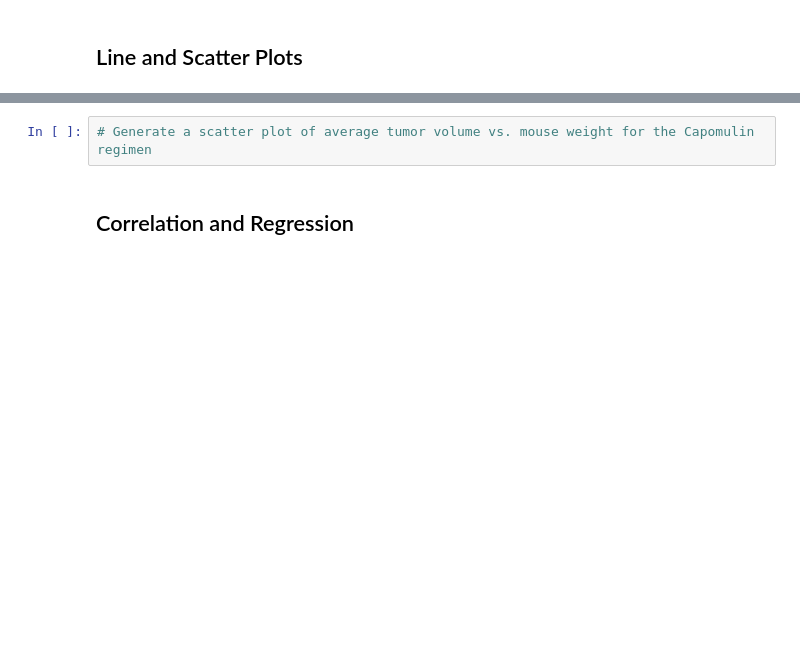
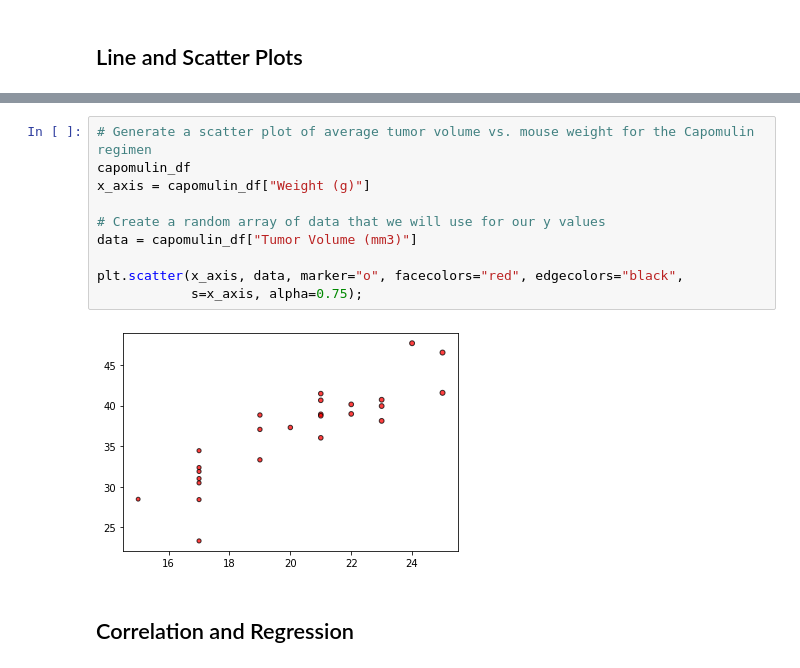
Before and after one commit to abarba1914/matplotlib-challenge, a Jupyter notebook: Pymaceuticals/pymaceuticals_starter.ipynb, the cells around one changed output, grey strips where cells are left out. Saved outputs shown, nothing was run; the diff lists cells and outputs as text; blank space fills up the shorter version.

```diff
--- a/Pymaceuticals/pymaceuticals_starter.ipynb
+++ b/Pymaceuticals/pymaceuticals_starter.ipynb
@@ -298,5 +383,15 @@ plt.pie(sizes, labels=labels, colors=colors,
 # %%
 # Generate a scatter plot of average tumor volume vs. mouse weight for the Capomulin regimen
+capomulin_df
+x_axis = capomulin_df["Weight (g)"]
+
+# Create a random array of data that we will use for our y values
+data = capomulin_df["Tumor Volume (mm3)"]
+
+plt.scatter(x_axis, data, marker="o", facecolors="red", edgecolors="black",
+            s=x_axis, alpha=0.75);
+# %% [output]
+[figure, added]
 # %% [markdown]
 ## Correlation and Regression
 # %%
```
Also changed, not shown: parts of 11 cells of this notebook, 1 other file.
